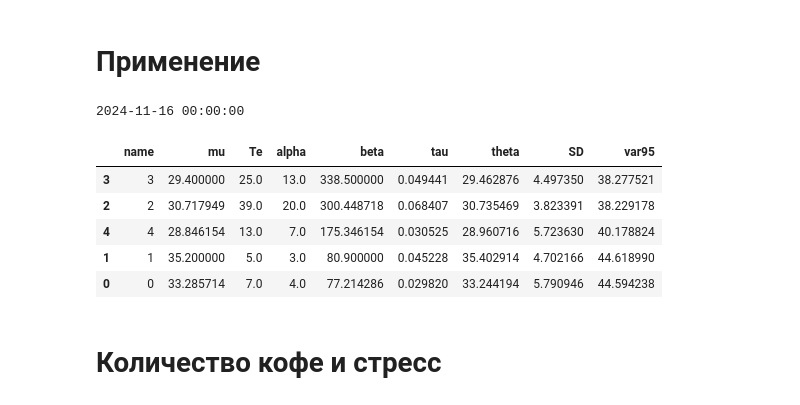
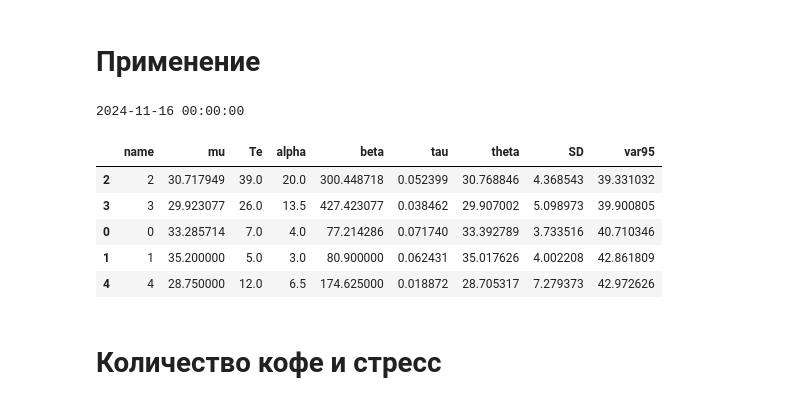
Before and after one commit to ksetdekov/trip_choice_optimizer, a Jupyter notebook: coffee-amount-optimization.ipynb, the cells around one changed output. Saved outputs shown, nothing was run; the diff lists cells and outputs as text; code cells hidden in the pictures.

```diff
--- a/coffee-amount-optimization.ipynb
+++ b/coffee-amount-optimization.ipynb
@@ -214,39 +214,40 @@ events = {
     datetime(2025,1,26):(3, 22), # sun 26 jan !
     datetime(2025, 1, 27): (4, 31),
     datetime(2025, 1, 28): (4, 25),
     datetime(2025, 1, 29): (4, 35),
     datetime(2025, 1, 30): (2, 29),
     datetime(2025, 1, 31): (3, 26),
     datetime(2025, 2, 1): (2, 34),
     datetime(2025, 2, 2): (2, 29),
     datetime(2025, 2, 3): (2, 32),
     datetime(2025, 2, 4): (3, 31),
     datetime(2025, 2, 5): (2, 31),
     datetime(2025, 2, 6): (2, 25),
     datetime(2025, 2, 7): (4, 26),
     datetime(2025, 2, 8): (2, 35),
     datetime(2025, 2, 9): (2, 33),
     datetime(2025, 2, 10): (3, 35),
     datetime(2025, 2, 11): (3, 33),
     datetime(2025, 2, 12): (2, 35),
     datetime(2025, 2, 13): (4, 26),
     datetime(2025, 2, 14): (2, 35),
-    datetime(2025, 2, 15): (4, 30)
+    datetime(2025, 2, 15): (4, 30),
+    datetime(2025, 2, 15): (3, 43)
 }
 
 oldest_ok = max(events)-timedelta(days=91)
 print(oldest_ok)
 
 # Process events within the class
 cups.process_events(events, days=91)
 # %% [output]
 2024-11-16 00:00:00
 |  | name | mu | Te | alpha | beta | tau | theta | SD | var95 |
-| 3 | 3 | 29.400000 | 25.0 | 13.0 | 338.500000 | 0.049441 | 29.462876 | 4.497350 | 38.277521 |
-| 2 | 2 | 30.717949 | 39.0 | 20.0 | 300.448718 | 0.068407 | 30.735469 | 3.823391 | 38.229178 |
-| 4 | 4 | 28.846154 | 13.0 | 7.0 | 175.346154 | 0.030525 | 28.960716 | 5.723630 | 40.178824 |
-| 1 | 1 | 35.200000 | 5.0 | 3.0 | 80.900000 | 0.045228 | 35.402914 | 4.702166 | 44.618990 |
-| 0 | 0 | 33.285714 | 7.0 | 4.0 | 77.214286 | 0.029820 | 33.244194 | 5.790946 | 44.594238 |
+| 2 | 2 | 30.717949 | 39.0 | 20.0 | 300.448718 | 0.052399 | 30.768846 | 4.368543 | 39.331032 |
+| 3 | 3 | 29.923077 | 26.0 | 13.5 | 427.423077 | 0.038462 | 29.907002 | 5.098973 | 39.900805 |
+| 0 | 0 | 33.285714 | 7.0 | 4.0 | 77.214286 | 0.071740 | 33.392789 | 3.733516 | 40.710346 |
+| 1 | 1 | 35.200000 | 5.0 | 3.0 | 80.900000 | 0.062431 | 35.017626 | 4.002208 | 42.861809 |
+| 4 | 4 | 28.750000 | 12.0 | 6.5 | 174.625000 | 0.018872 | 28.705317 | 7.279373 | 42.972626 |
 # %% [markdown]
 # Количество кофе и стресс
 # %%
```
Also changed, not shown: parts of 5 cells of this notebook.
